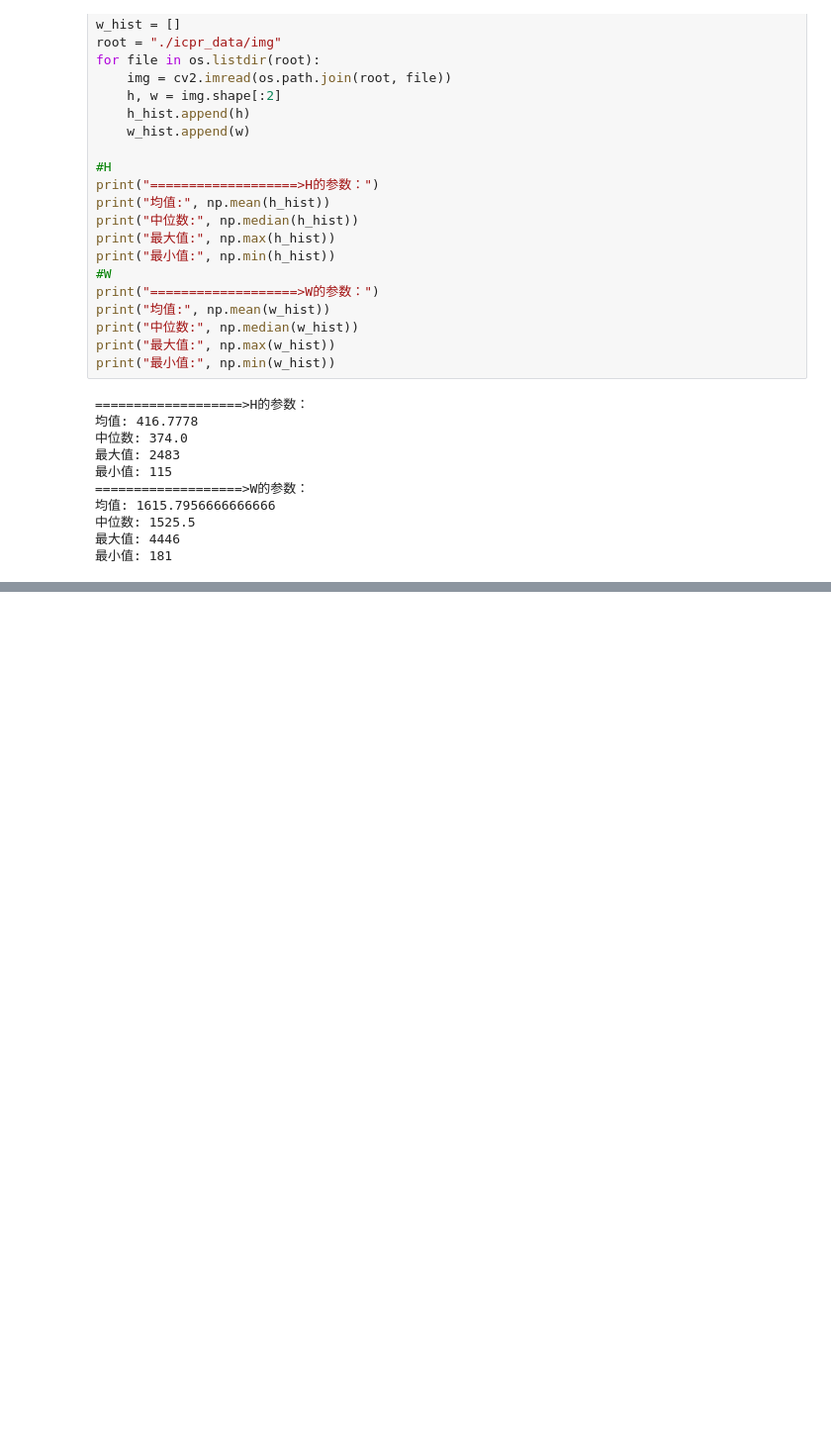
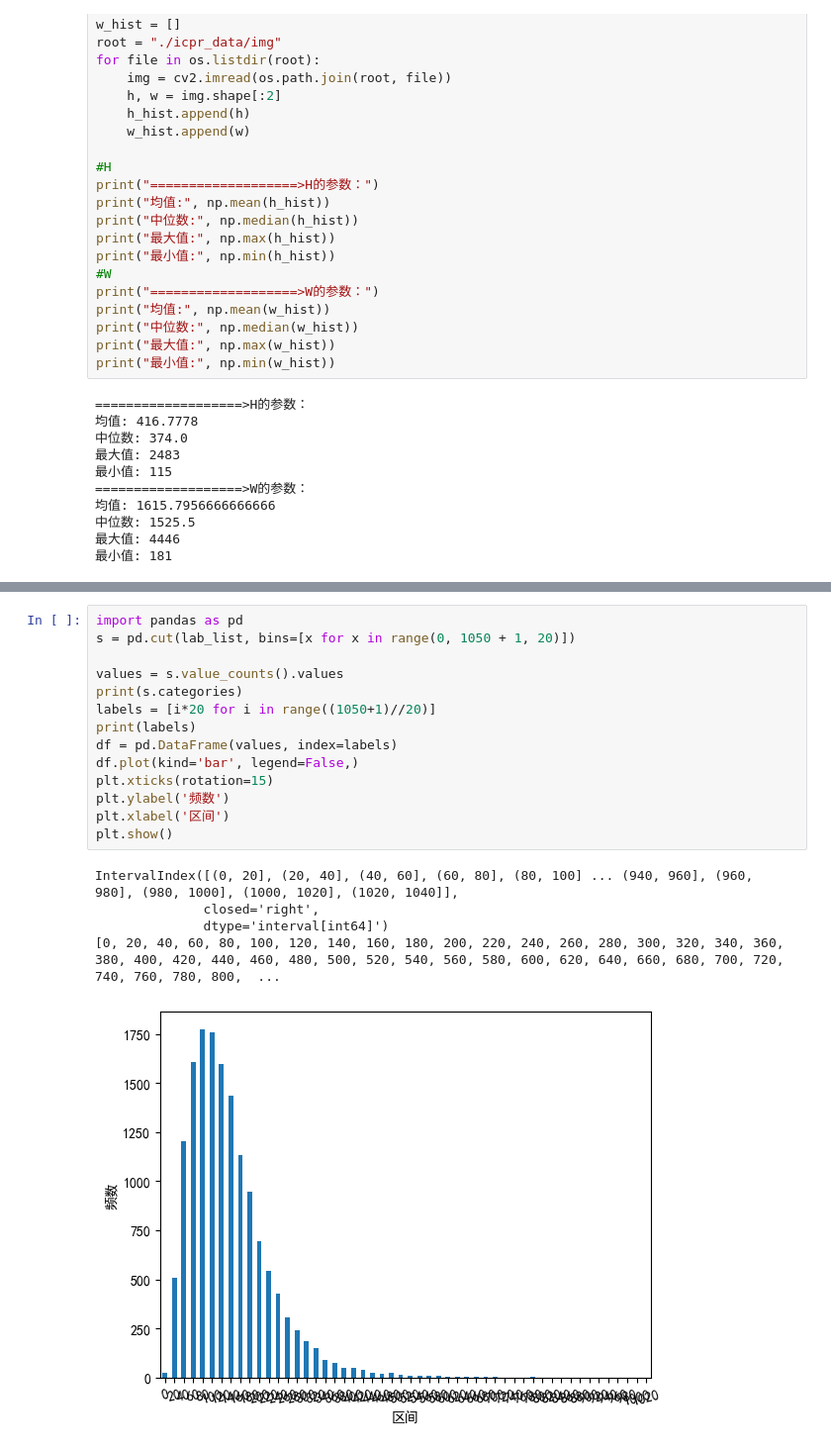
Before and after one commit to jaysontree/icpr2024_MMER, a Jupyter notebook: script/preprocess.ipynb, the cells around one changed output, grey strips where cells are left out. Shown: that part at 99% size. Saved outputs shown, nothing was run; the diff lists cells and outputs as text; blank space fills up the shorter version.

```diff
--- a/script/preprocess.ipynb
+++ b/script/preprocess.ipynb
@@ -347,0 +375,20 @@ print("最小值:", np.min(lab_list))
+# %%
+import pandas as pd
+s = pd.cut(lab_list, bins=[x for x in range(0, 1050 + 1, 20)])
+
+values = s.value_counts().values
+print(s.categories)
+labels = [i*20 for i in range((1050+1)//20)]
+print(labels)
+df = pd.DataFrame(values, index=labels)
+df.plot(kind='bar', legend=False,)
+plt.xticks(rotation=15)
+plt.ylabel('频数')
+plt.xlabel('区间')
+plt.show()
+# %% [output]
+IntervalIndex([(0, 20], (20, 40], (40, 60], (60, 80], (80, 100] ... (940, 960], (960, 980], (980, 1000], (1000, 1020], (1020, 1040]],
+              closed='right',
+              dtype='interval[int64]')
+[0, 20, 40, 60, 80, 100, 120, 140, 160, 180, 200, 220, 240, 260, 280, 300, 320, 340, 360, 380, 400, 420, 440, 460, 480, 500, 520, 540, 560, 580, 600, 620, 640, 660, 680, 700, 720, 740, 760, 780, 800,  ...
+[figure, added]
```
Also changed, not shown: parts of 1 cell of this notebook, 1 other file.
